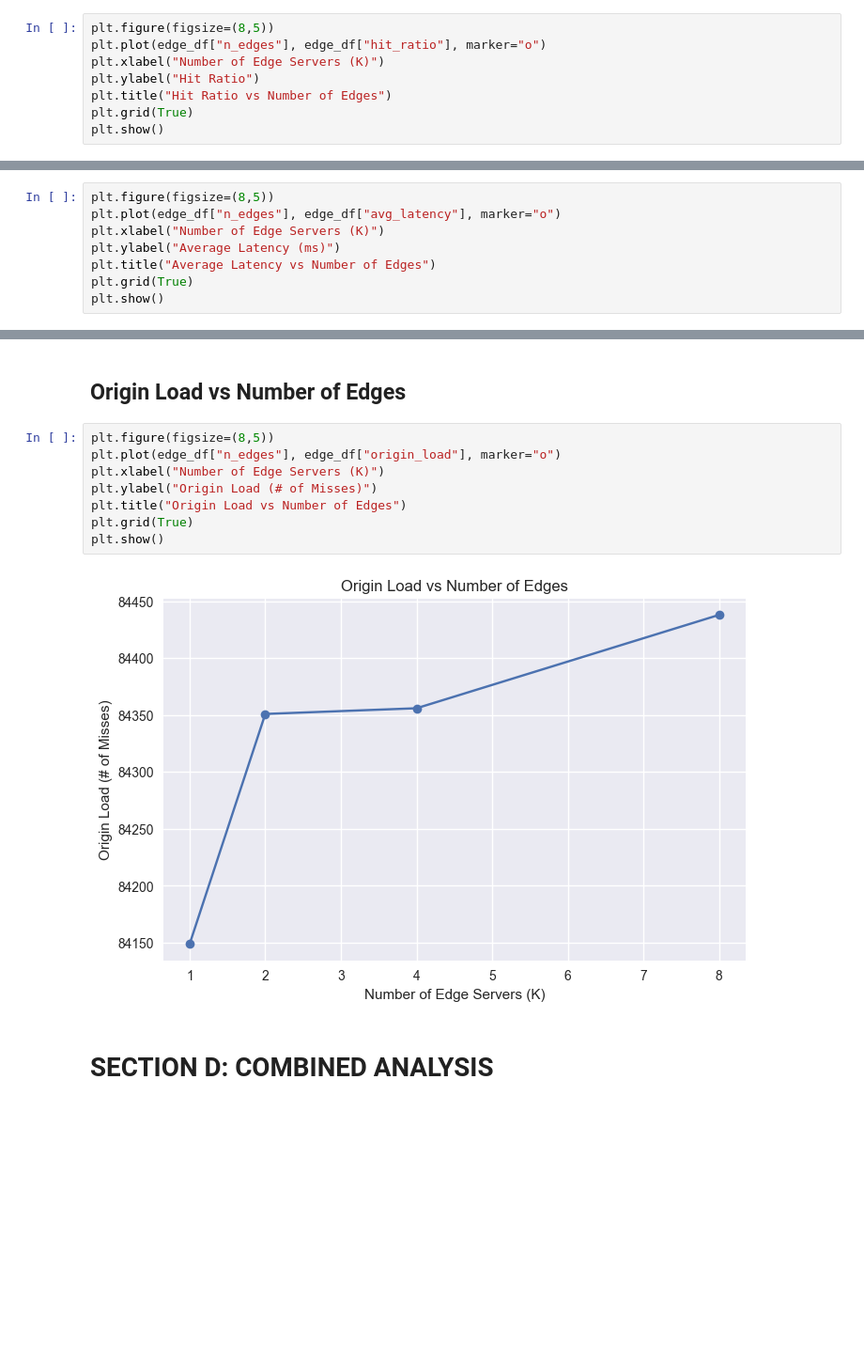
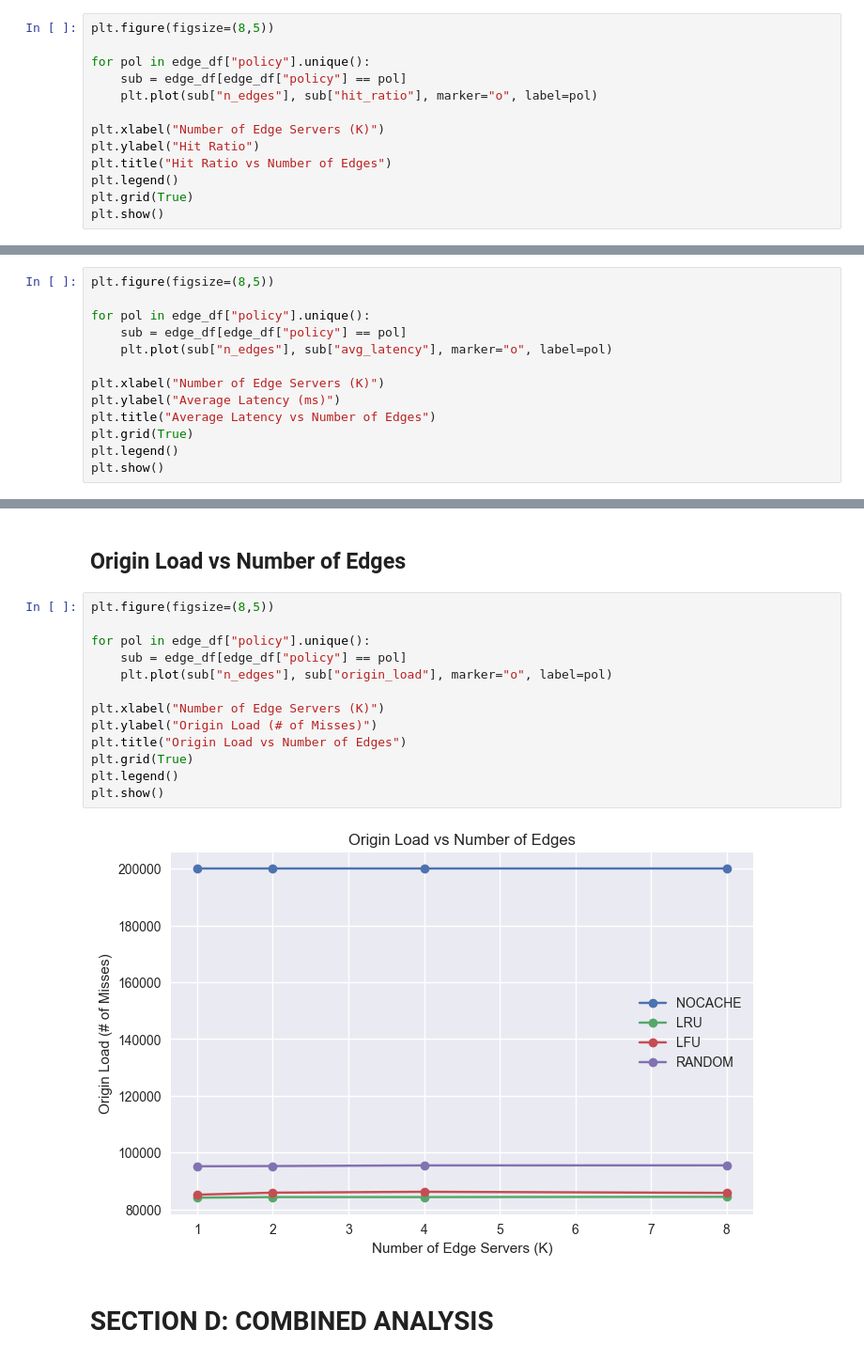
Before and after one commit to ibrikk/sdn-caching, a Jupyter notebook: analysis_plot.ipynb, the cells around one changed output, grey strips where cells are left out. Shown at 94% size. Drawn from its saved outputs; the diff is of its cells as text; blank space fills up the shorter version.

```diff
--- a/analysis_plot.ipynb
+++ b/analysis_plot.ipynb
@@ -184,10 +184,15 @@ plt.show()
 ## Hit Ratio vs Number of Edges
 # %%
 plt.figure(figsize=(8,5))
-plt.plot(edge_df["n_edges"], edge_df["hit_ratio"], marker="o")
+
+for pol in edge_df["policy"].unique():
+    sub = edge_df[edge_df["policy"] == pol]
+    plt.plot(sub["n_edges"], sub["hit_ratio"], marker="o", label=pol)
+
 plt.xlabel("Number of Edge Servers (K)")
 plt.ylabel("Hit Ratio")
 plt.title("Hit Ratio vs Number of Edges")
+plt.legend()
 plt.grid(True)
 plt.show()
 # %% [output]
@@ -196,10 +201,15 @@ plt.show()
 ## Avg Latency vs Number of Edges
 # %%
 plt.figure(figsize=(8,5))
-plt.plot(edge_df["n_edges"], edge_df["avg_latency"], marker="o")
+
+for pol in edge_df["policy"].unique():
+    sub = edge_df[edge_df["policy"] == pol]
+    plt.plot(sub["n_edges"], sub["avg_latency"], marker="o", label=pol)
+
 plt.xlabel("Number of Edge Servers (K)")
 plt.ylabel("Average Latency (ms)")
 plt.title("Average Latency vs Number of Edges")
 plt.grid(True)
+plt.legend()
 plt.show()
 # %% [output]
@@ -208,14 +218,19 @@ plt.show()
 ## Origin Load vs Number of Edges
 # %%
 plt.figure(figsize=(8,5))
-plt.plot(edge_df["n_edges"], edge_df["origin_load"], marker="o")
+
+for pol in edge_df["policy"].unique():
+    sub = edge_df[edge_df["policy"] == pol]
+    plt.plot(sub["n_edges"], sub["origin_load"], marker="o", label=pol)
+
 plt.xlabel("Number of Edge Servers (K)")
 plt.ylabel("Origin Load (# of Misses)")
 plt.title("Origin Load vs Number of Edges")
 plt.grid(True)
+plt.legend()
 plt.show()
 # %% [output]
-[figure, old version]
+[figure, new version]
 # %% [markdown]
 # SECTION D: COMBINED ANALYSIS
 # %% [markdown]
```
Also changed, not shown: parts of 9 cells of this notebook, 5 other files.
